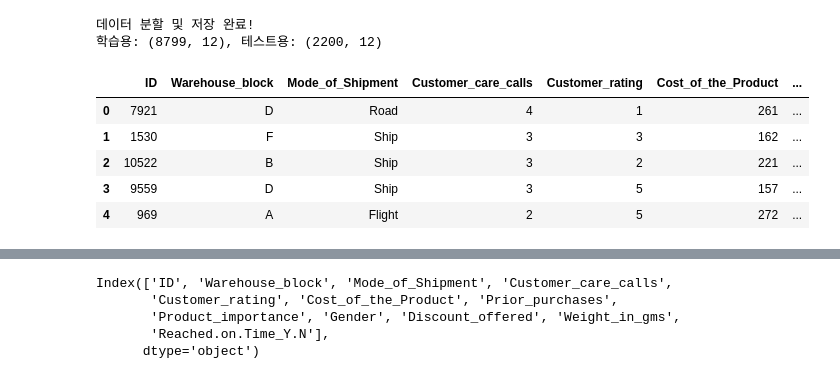
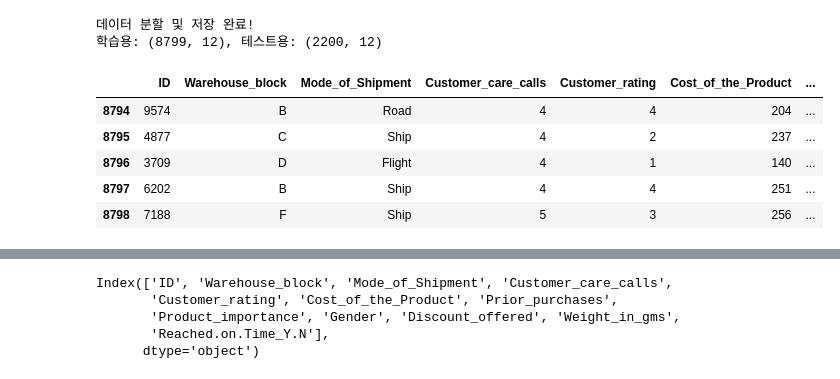
Before and after one commit to lamph0880/E-commerce, a Jupyter notebook: KHM/MiniProject.ipynb, the cells around one changed output, grey strips where cells are left out. Drawn from its saved outputs; the diff is of its cells as text; code cells hidden in the pictures.

```diff
--- a/KHM/MiniProject.ipynb
+++ b/KHM/MiniProject.ipynb
@@ -117,12 +117,12 @@ print(f"학습용: {part1.shape}, 테스트용: {part2.shape}")
 # %%
 Train = pd.read_csv('data/train_df.csv')
 test = pd.read_csv('data/test_df.csv')
 
-Train.head()
+Train.tail()
 # %% [output]
 |  | ID | Warehouse_block | Mode_of_Shipment | Customer_care_calls | Customer_rating | Cost_of_the_Product | ... |
-| 0 | 7921 | D | Road | 4 | 1 | 261 | ... |
-| 1 | 1530 | F | Ship | 3 | 3 | 162 | ... |
-| 2 | 10522 | B | Ship | 3 | 2 | 221 | ... |
-| 3 | 9559 | D | Ship | 3 | 5 | 157 | ... |
-| 4 | 969 | A | Flight | 2 | 5 | 272 | ... |
+| 8794 | 9574 | B | Road | 4 | 4 | 204 | ... |
+| 8795 | 4877 | C | Ship | 4 | 2 | 237 | ... |
+| 8796 | 3709 | D | Flight | 4 | 1 | 140 | ... |
+| 8797 | 6202 | B | Ship | 4 | 4 | 251 | ... |
+| 8798 | 7188 | F | Ship | 5 | 3 | 256 | ... |
```
Also changed, not shown: parts of 16 cells of this notebook, 2 other files.
